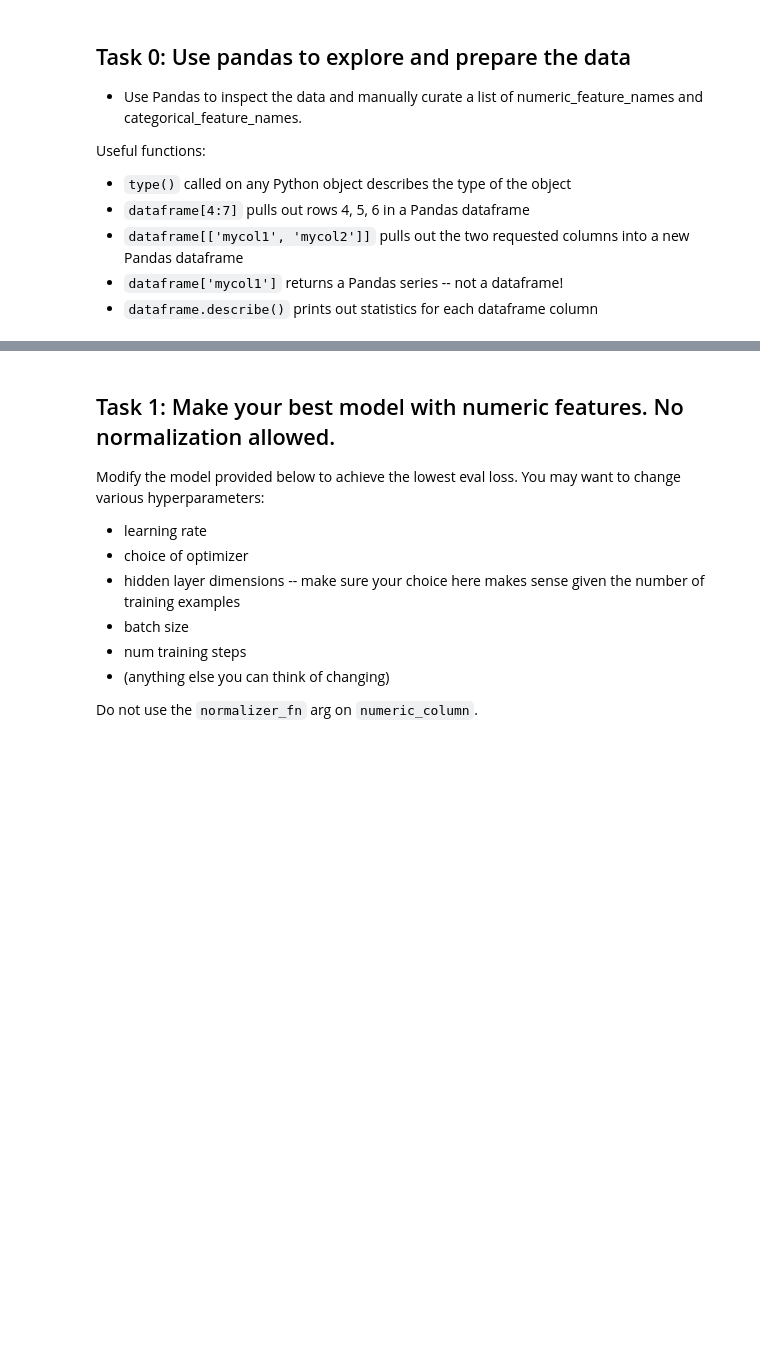
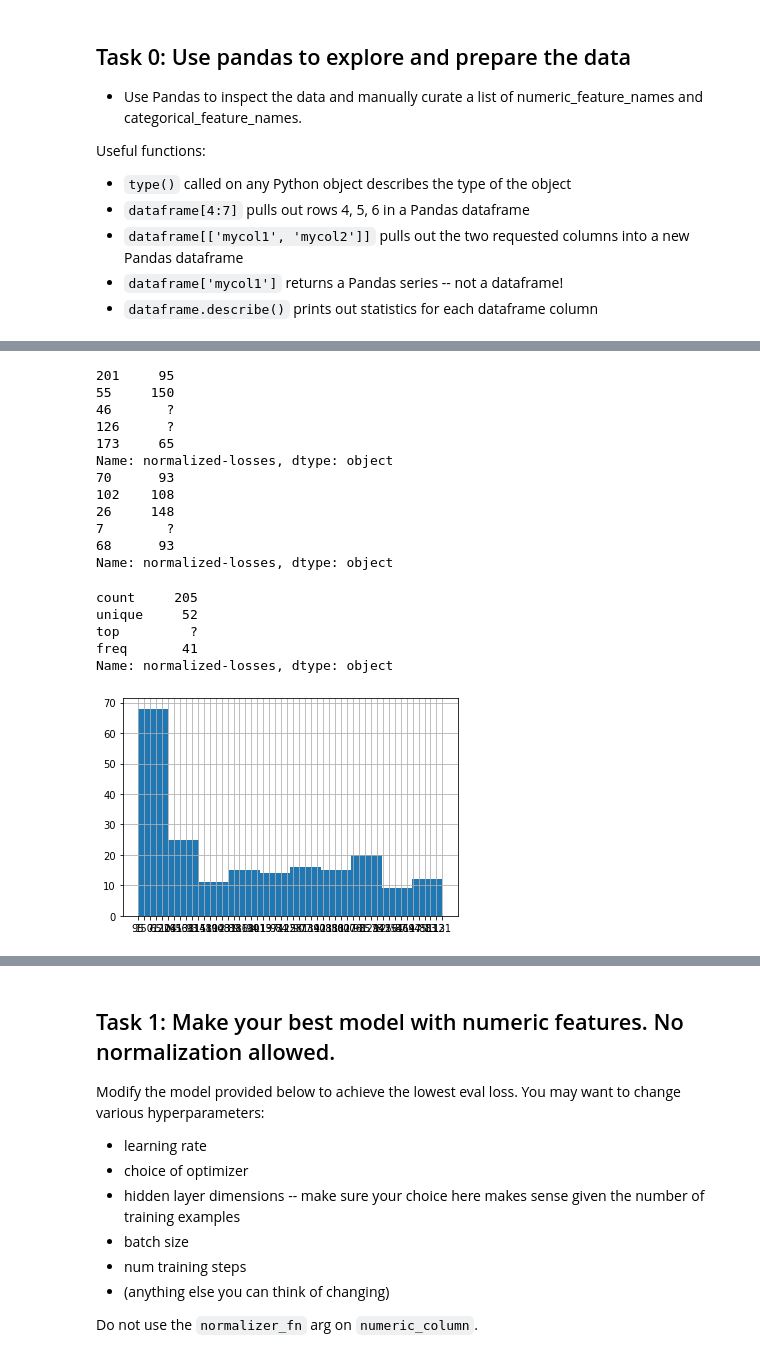
Before and after one commit to IanEdington/learn, a Jupyter notebook: machine-learning/ggl-mlcc/intro_to_modeling.ipynb, the cells around one changed output, grey strips where cells are left out. Saved outputs shown, nothing was run; the diff lists cells and outputs as text; code cells hidden in the pictures; blank space fills up the shorter version.

```diff
--- a/machine-learning/ggl-mlcc/intro_to_modeling.ipynb
+++ b/machine-learning/ggl-mlcc/intro_to_modeling.ipynb
@@ -94,0 +198,22 @@ car_data[4:7]
+# %%
+numeric_feature_names.append("normalized-losses")
+look_at_feature(car_data["normalized-losses"])
+# %% [output]
+201     95
+55     150
+46       ?
+126      ?
+173     65
+Name: normalized-losses, dtype: object
+70      93
+102    108
+26     148
+7        ?
+68      93
+Name: normalized-losses, dtype: object
+count     205
+unique     52
+top         ?
+freq       41
+Name: normalized-losses, dtype: object
+[figure, added]
```
Also changed, not shown: parts of 40 cells of this notebook.
